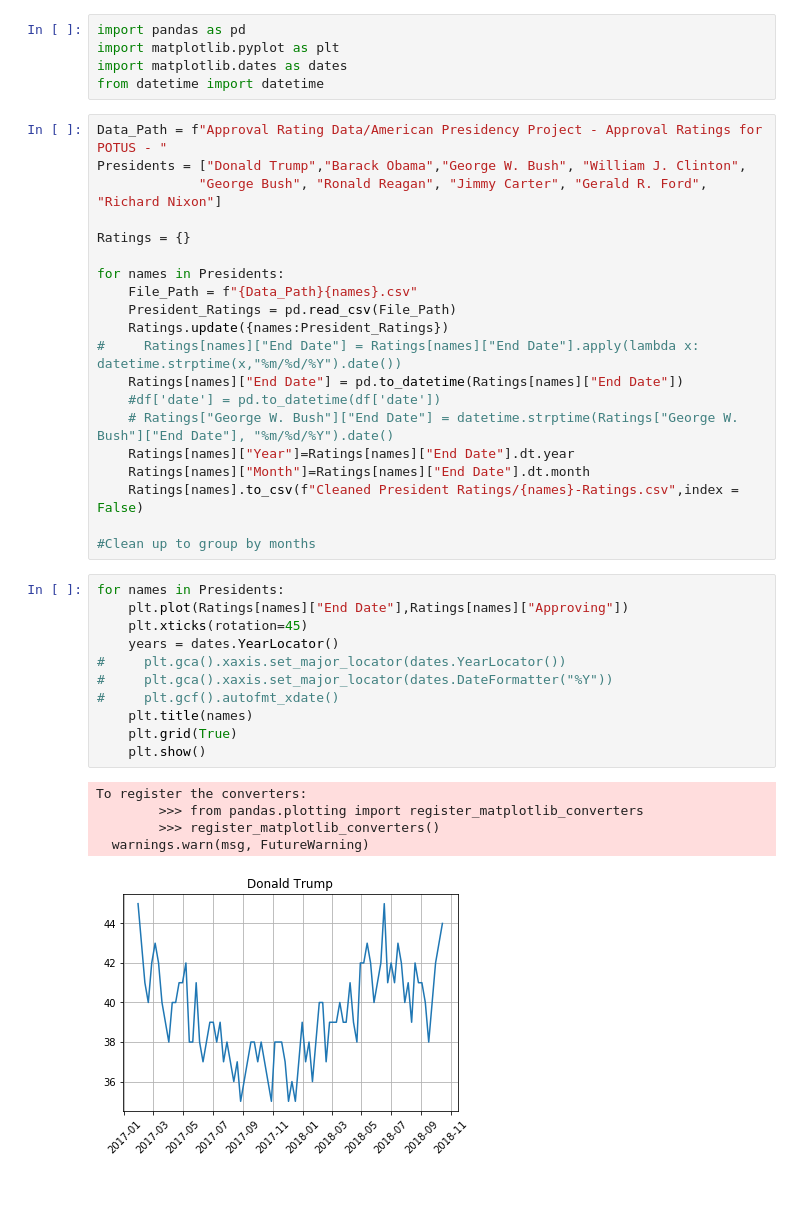
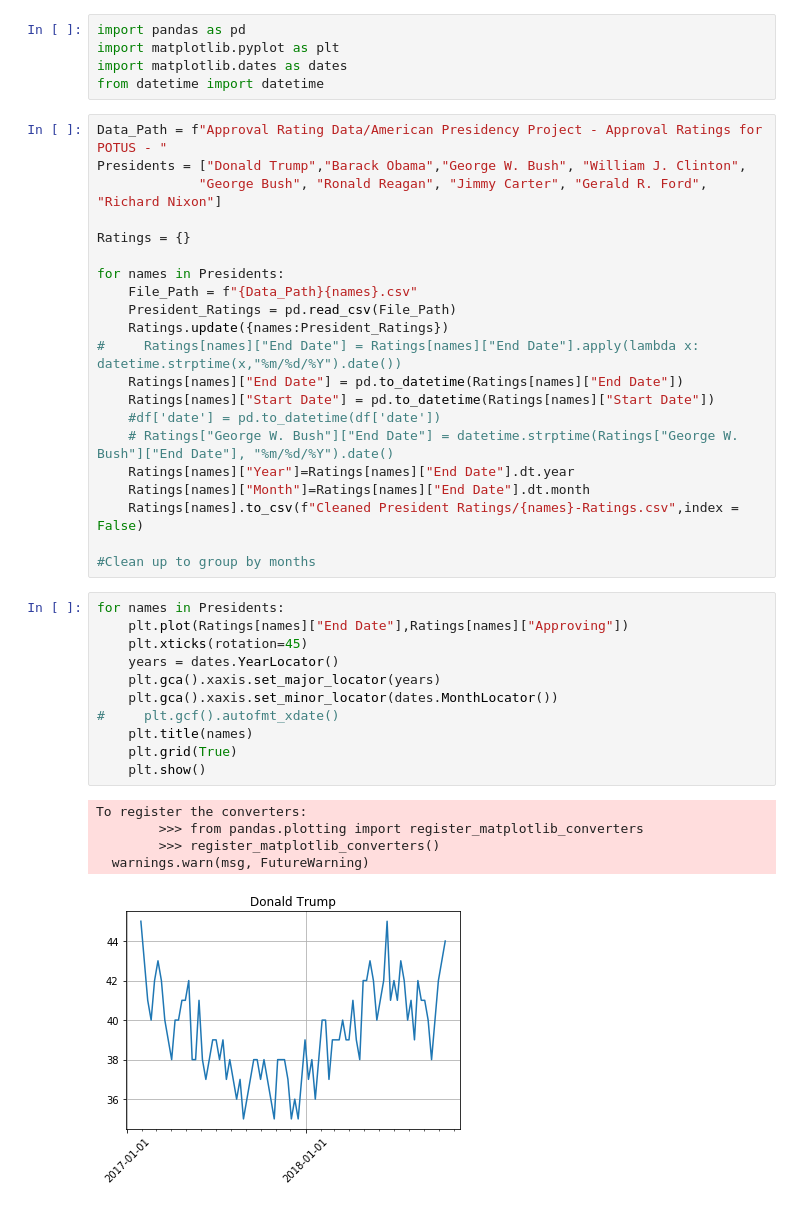
Before and after one commit to Mickkay22/UCI_Project_1_Team_5, a Jupyter notebook: Data/Approval_Ratings_Analysis.ipynb, the cells around one changed output. Saved outputs shown, nothing was run; the diff lists cells and outputs as text.

```diff
--- a/Data/Approval_Ratings_Analysis.ipynb
+++ b/Data/Approval_Ratings_Analysis.ipynb
@@ -18,6 +18,7 @@ for names in Presidents:
     Ratings.update({names:President_Ratings})
 #     Ratings[names]["End Date"] = Ratings[names]["End Date"].apply(lambda x: datetime.strptime(x,"%m/%d/%Y").date())
     Ratings[names]["End Date"] = pd.to_datetime(Ratings[names]["End Date"])
+    Ratings[names]["Start Date"] = pd.to_datetime(Ratings[names]["Start Date"])
     #df['date'] = pd.to_datetime(df['date'])
     # Ratings["George W. Bush"]["End Date"] = datetime.strptime(Ratings["George W. Bush"]["End Date"], "%m/%d/%Y").date()
     Ratings[names]["Year"]=Ratings[names]["End Date"].dt.year
@@ -28,17 +29,17 @@ for names in Presidents:
 # %%
 for names in Presidents:
     plt.plot(Ratings[names]["End Date"],Ratings[names]["Approving"])
     plt.xticks(rotation=45)
     years = dates.YearLocator()
-#     plt.gca().xaxis.set_major_locator(dates.YearLocator())
-#     plt.gca().xaxis.set_major_locator(dates.DateFormatter("%Y"))
+    plt.gca().xaxis.set_major_locator(years)
+    plt.gca().xaxis.set_minor_locator(dates.MonthLocator())
 #     plt.gcf().autofmt_xdate()
     plt.title(names)
     plt.grid(True)
     plt.show()
 # %% [output]
 To register the converters:
         >>> from pandas.plotting import register_matplotlib_converters
         >>> register_matplotlib_converters()
   warnings.warn(msg, FutureWarning)
-[figure, old version]
+[figure, new version]
```
Also changed, not shown: parts of 1 cell of this notebook, 11 other files.
